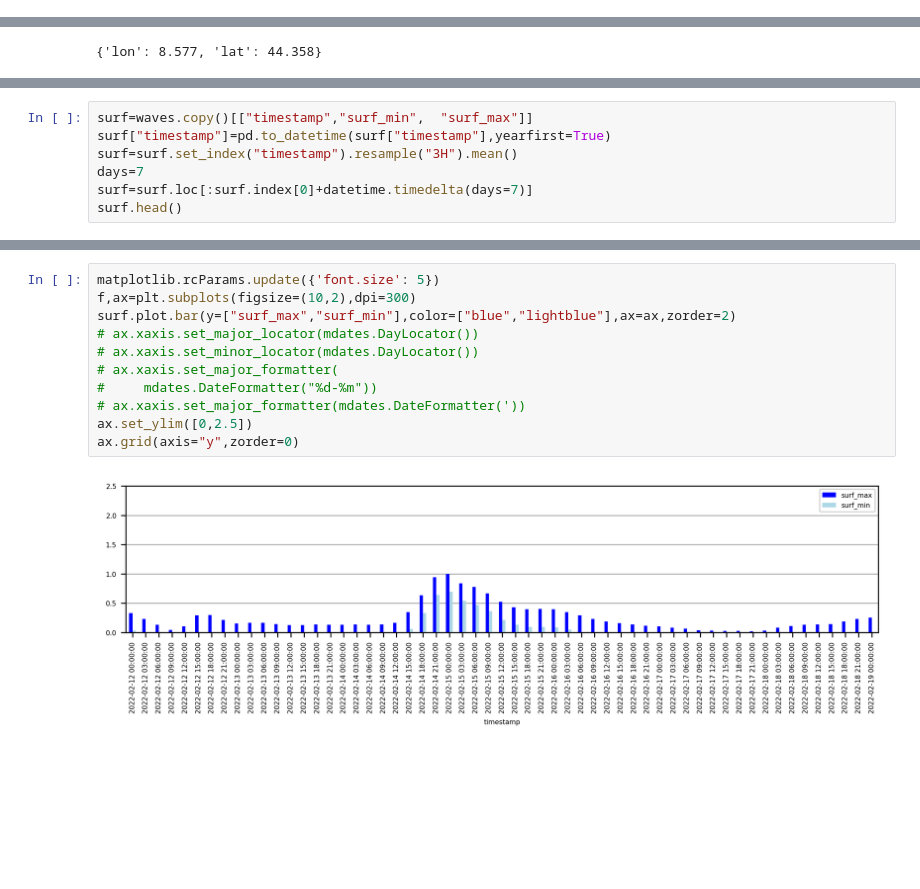
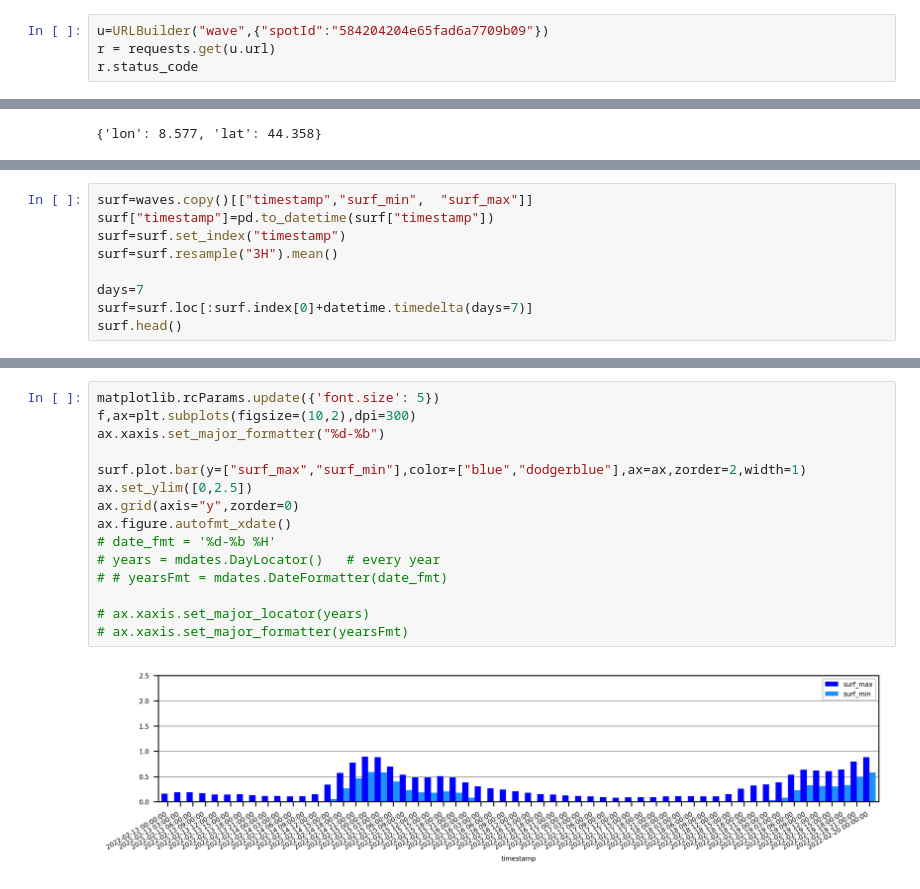
Before and after one commit to giocaizzi/pysurfline, a Jupyter notebook: docsrc/source/examples/forecasts.ipynb, the cells around one changed output, grey strips where cells are left out. Cells and saved outputs as stored; diff of their text form; blank space fills up the shorter version.

Commit message:
urlbuilder

```diff
--- a/docsrc/source/examples/forecasts.ipynb
+++ b/docsrc/source/examples/forecasts.ipynb
@@ -21,0 +17,4 @@ r = requests.get(baseurl)
+# %%
+u=URLBuilder("wave",{"spotId":"584204204e65fad6a7709b09"})
+r = requests.get(u.url)
+r.status_code
@@ -38,7 +39,9 @@ waves.head()
 # %%
 surf=waves.copy()[["timestamp","surf_min",	"surf_max"]]
-surf["timestamp"]=pd.to_datetime(surf["timestamp"],yearfirst=True)
-surf=surf.set_index("timestamp").resample("3H").mean()
+surf["timestamp"]=pd.to_datetime(surf["timestamp"])
+surf=surf.set_index("timestamp")
+surf=surf.resample("3H").mean()
+
 days=7
 surf=surf.loc[:surf.index[0]+datetime.timedelta(days=7)]
 surf.head()
@@ -57,13 +56,17 @@ Timestamp('2022-02-12 00:00:00', freq='3H')
 # %%
 matplotlib.rcParams.update({'font.size': 5})
 f,ax=plt.subplots(figsize=(10,2),dpi=300)
-surf.plot.bar(y=["surf_max","surf_min"],color=["blue","lightblue"],ax=ax,zorder=2)
-# ax.xaxis.set_major_locator(mdates.DayLocator())
-# ax.xaxis.set_minor_locator(mdates.DayLocator())
-# ax.xaxis.set_major_formatter(
-#     mdates.DateFormatter("%d-%m"))
-# ax.xaxis.set_major_formatter(mdates.DateFormatter('))
+ax.xaxis.set_major_formatter("%d-%b")
+
+surf.plot.bar(y=["surf_max","surf_min"],color=["blue","dodgerblue"],ax=ax,zorder=2,width=1)
 ax.set_ylim([0,2.5])
 ax.grid(axis="y",zorder=0)
+ax.figure.autofmt_xdate()
+# date_fmt = '%d-%b %H'
+# years = mdates.DayLocator()   # every year
+# # yearsFmt = mdates.DateFormatter(date_fmt)
+
+# ax.xaxis.set_major_locator(years)
+# ax.xaxis.set_major_formatter(yearsFmt)
 # %% [output]
-[figure, old version]
+[figure, new version]
```
Also changed, not shown: parts of 6 cells of this notebook, 25 other files.
